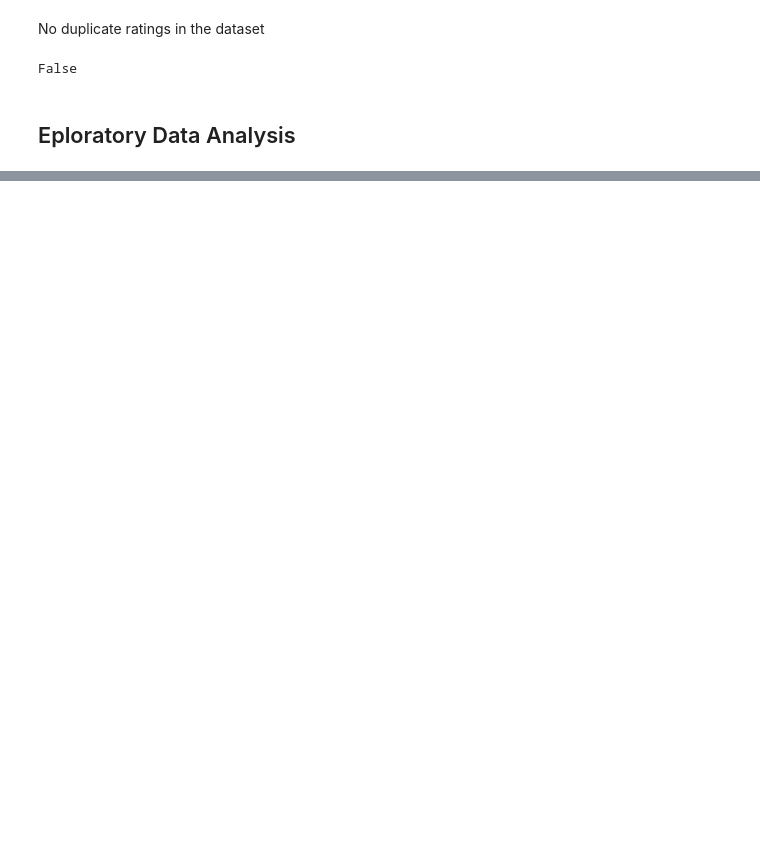
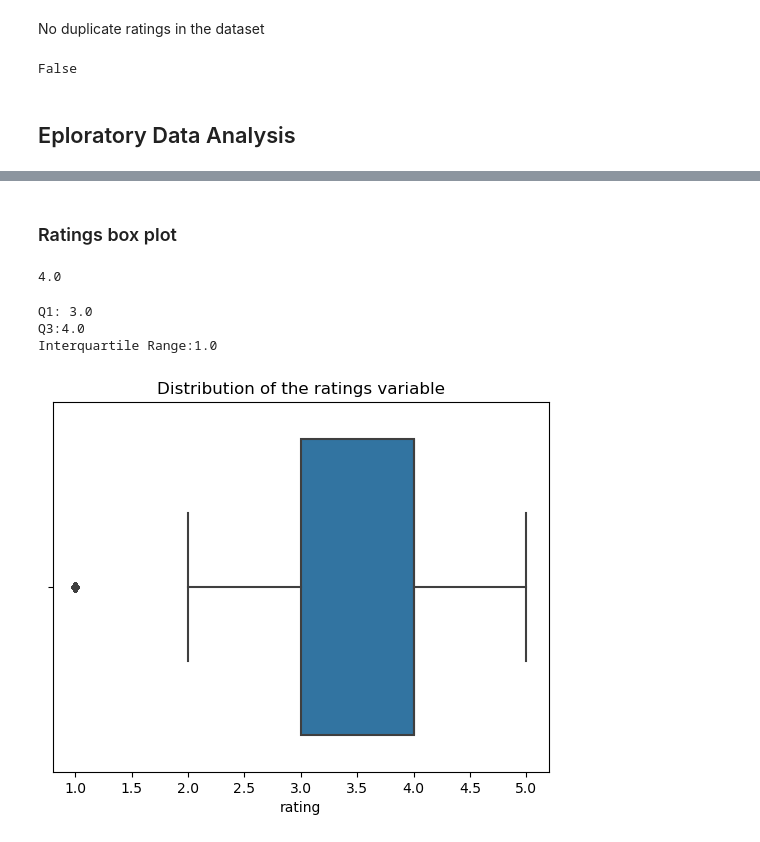
Before and after one commit to bizzfuzz/netflix-recommender, a Jupyter notebook: index.ipynb, the cells around one changed output, grey strips where cells are left out. Saved outputs shown, nothing was run; the diff lists cells and outputs as text; code cells hidden in the pictures; blank space fills up the shorter version.

```diff
--- a/index.ipynb
+++ b/index.ipynb
@@ -110,0 +135,20 @@ plt.hist(x, bins=10, histtype='bar')
+# %% [markdown]
+### Ratings box plot
+# %%
+ratings.rating.median()
+# %% [output]
+4.0
+# %%
+q1 = np.percentile(ratings.rating, 25)
+q3 = np.percentile(ratings.rating, 75)
+iqr = q3 - q1
+print(f"Q1: {q1}\nQ3:{q3}\nInterquartile Range:{iqr}")
+# %% [output]
+Q1: 3.0
+Q3:4.0
+Interquartile Range:1.0
+# %%
+sns.boxplot(x='rating', data=ratings)
+plt.title("Distribution of the ratings variable");
+# %% [output]
+[figure, added]
```
Also changed, not shown: parts of 24 cells of this notebook, 1 other file.
